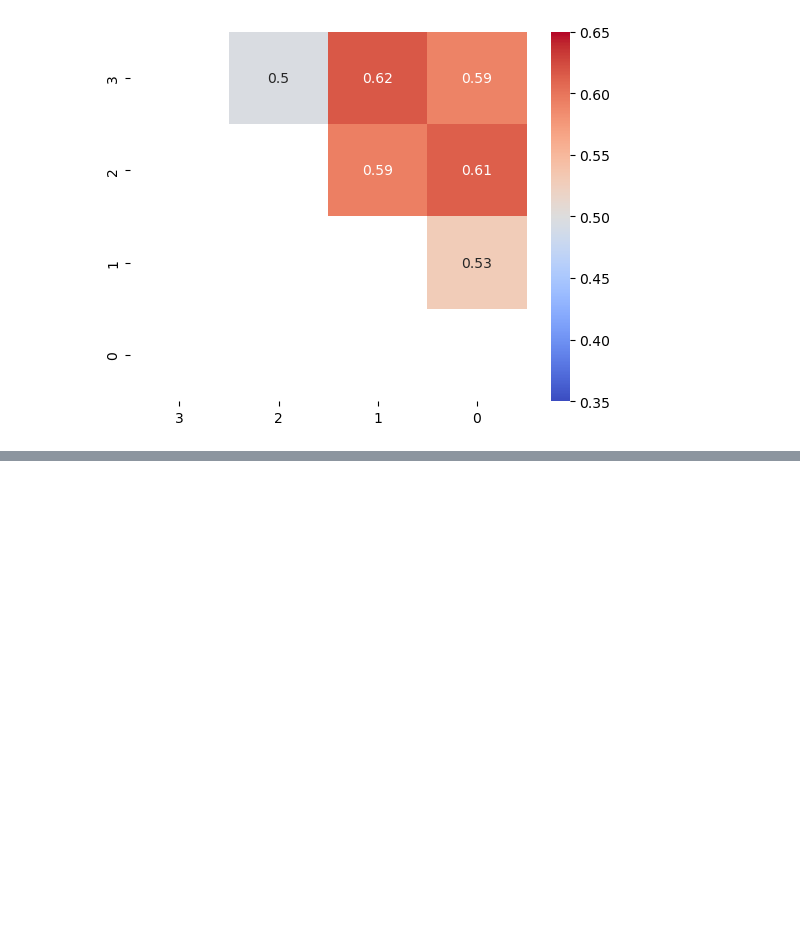
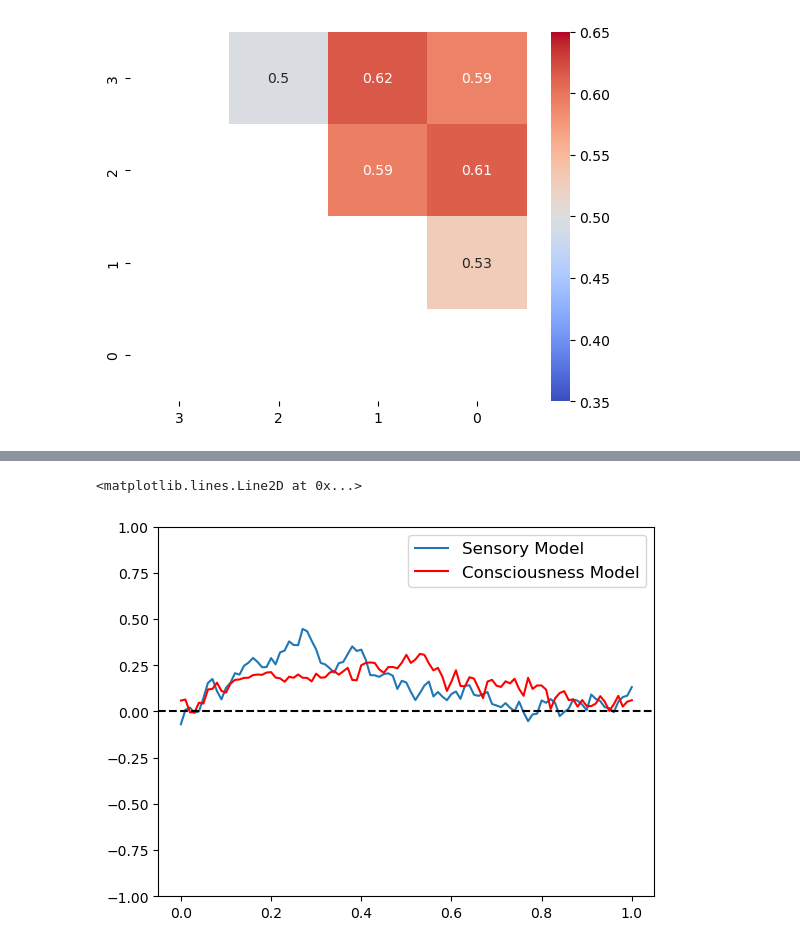
Before and after one commit to nathanweisz/methcogneurocode, a Jupyter notebook: Lecture4.ipynb, the cells around one changed output, grey strips where cells are left out. Saved outputs shown, nothing was run; the diff lists cells and outputs as text; code cells hidden in the pictures; blank space fills up the shorter version.

```diff
--- a/Lecture4.ipynb
+++ b/Lecture4.ipynb
@@ -188,0 +330,24 @@ plt.legend(fontsize=12)
+# %%
+def get_corrs_fabi(supramoddata = supramoddata_avg, modelMat = SensoryMat):
+
+    corr_vec = []
+    tri_inds = np.triu_indices(modelMat.shape[0], k=1)
+
+    for ii in range(0, supramoddata.shape[0]):
+        corr, pval = spearmanr(supramoddata[ii,:], modelMat[tri_inds])
+        corr_vec.append(corr)
+
+    return corr_vec
+# %%
+sensory_RSA = get_corrs_fabi(modelMat = SensoryMat)
+conscious_RSA = get_corrs_fabi(modelMat = ConsciousMat)
+# %%
+plt.plot(np.arange(0,len(sensory_RSA)) / 100, sensory_RSA, label = 'Sensory Model')
+plt.plot(np.arange(0,len(conscious_RSA)) / 100, conscious_RSA , color = 'red', label = 'Consciousness Model')
+plt.ylim(-1, 1)
+#plt.xlim(-.1, .33)
+plt.legend(fontsize=12)
+plt.axhline(y=0, color='black', linestyle='--')
+# %% [output]
+<matplotlib.lines.Line2D at 0x...>
+[figure, added]
```
Also changed, not shown: parts of 32 cells of this notebook.
